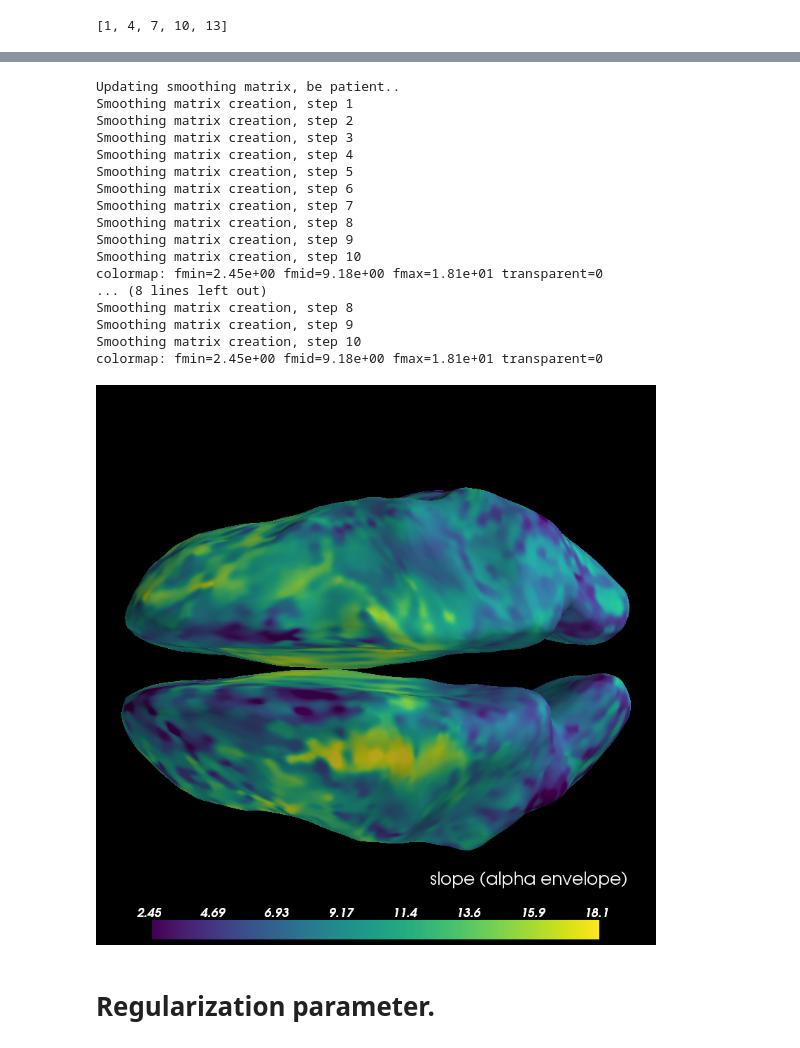
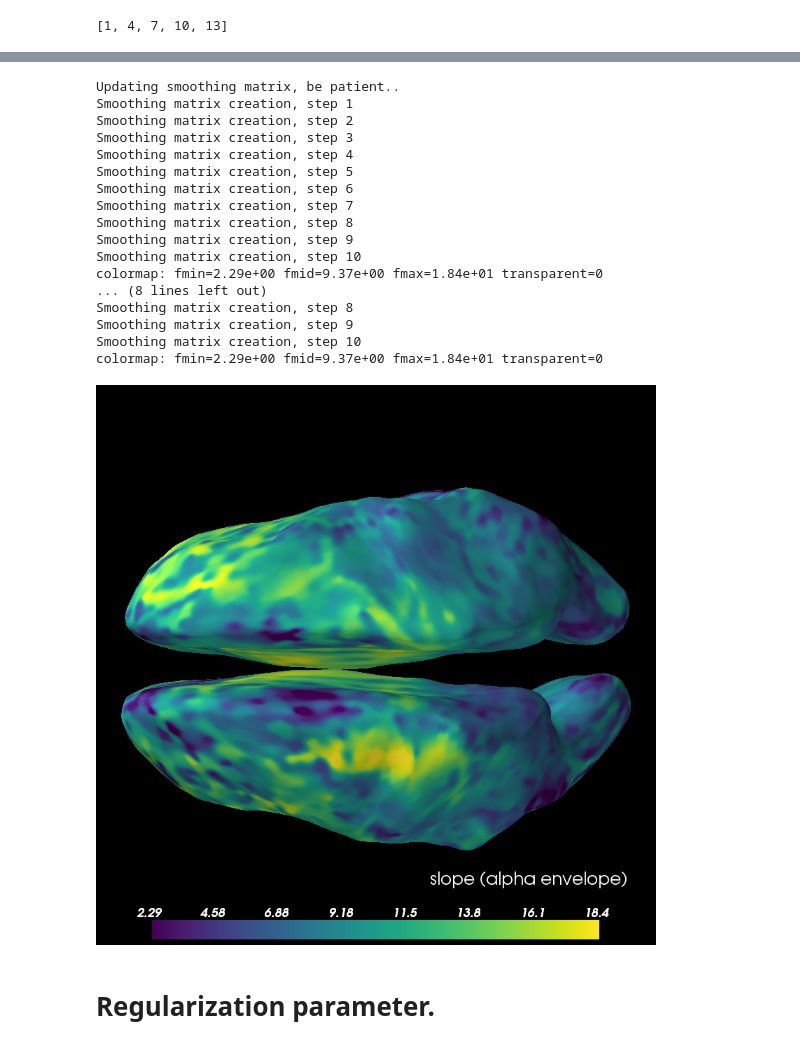
Before and after one commit to neurospin/meg_study_dynamic_scales, a Jupyter notebook: scripts/paper_check_powerlaw_fit.ipynb, the cells around one changed output, grey strips where cells are left out. Cells and saved outputs as stored; diff of their text form; code cells hidden in the pictures.

```diff
--- a/scripts/paper_check_powerlaw_fit.ipynb
+++ b/scripts/paper_check_powerlaw_fit.ipynb
@@ -590,4 +590,8 @@ hcp_path = '/mnt/HCP'
 # %%
 raw_noise = hcp.read_raw(data_type='noise_empty_room', subject=subject, hcp_path=hcp_path)
 
+raw_noise.load_data()
+preproc.apply_ref_correction(raw_noise)
+raw_noise.pick_types(meg=True, ref_meg=False)
+
 noise_cov = mne.compute_raw_covariance(raw_noise, method='empirical')
@@ -907,32 +917,32 @@ colormap: fmin=1.88e+01 fmid=2.69e+01 fmax=3.66e+01 transparent=0
 # %%
 brain = stc_alpha_slope.plot(subject=subject, subjects_dir=subjects_dir,
                              hemi='both',
                              time_label='slope (alpha envelope)',
                              transparent=False,
                              clim=dict(kind='percent', lims=[1, 50, 99]),
                              colormap=cmaps.viridis.colors)
 brain.show_view('dorsal')
-brain.save_image('tmp.png')
-Image('tmp.png')
+brain.save_image('paper_figures/alpha_slope_subject_demo.png')
+Image('paper_figures/alpha_slope_subject_demo.png')
 # %% [output]
 Updating smoothing matrix, be patient..
 Smoothing matrix creation, step 1
 Smoothing matrix creation, step 2
 Smoothing matrix creation, step 3
 Smoothing matrix creation, step 4
 Smoothing matrix creation, step 5
 Smoothing matrix creation, step 6
 Smoothing matrix creation, step 7
 Smoothing matrix creation, step 8
 Smoothing matrix creation, step 9
 Smoothing matrix creation, step 10
-colormap: fmin=2.45e+00 fmid=9.18e+00 fmax=1.81e+01 transparent=0
+colormap: fmin=2.29e+00 fmid=9.37e+00 fmax=1.84e+01 transparent=0
 ... (8 lines left out)
 Smoothing matrix creation, step 8
 Smoothing matrix creation, step 9
 Smoothing matrix creation, step 10
-colormap: fmin=2.45e+00 fmid=9.18e+00 fmax=1.81e+01 transparent=0
+colormap: fmin=2.29e+00 fmid=9.37e+00 fmax=1.84e+01 transparent=0
-[figure, old version]
+[figure, new version]
 # %% [markdown]
 # Regularization parameter.
 # %%
```
Also changed, not shown: parts of 7 cells of this notebook, 4 other files.
